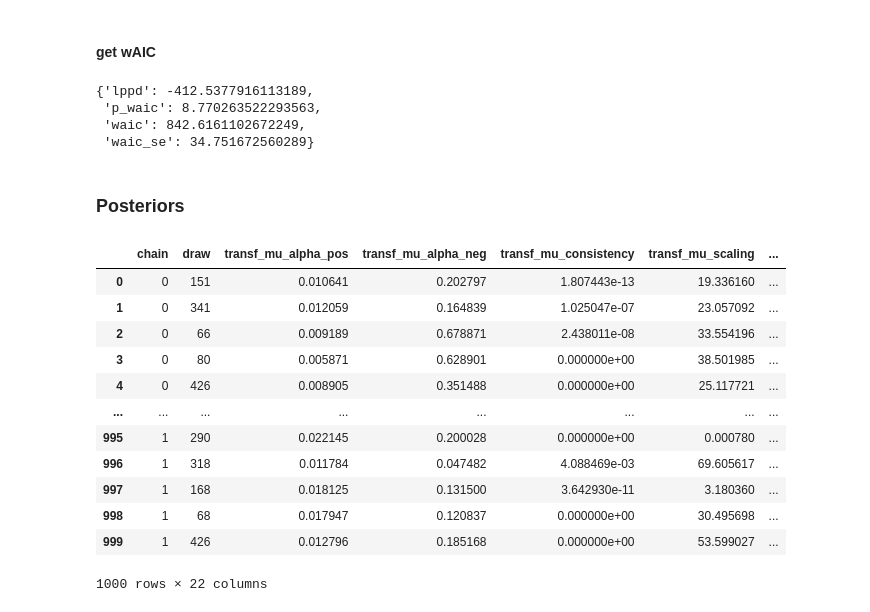
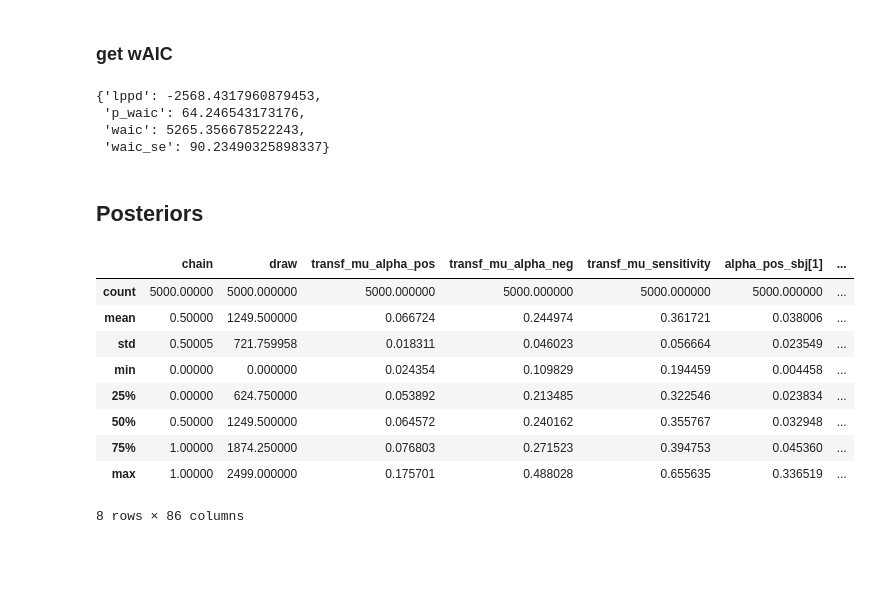
Before and after one commit to laurafontanesi/rlssm, a Jupyter notebook: docs/notebooks/RL_2A_hierarchical_fitting.ipynb, the cells around one changed output. Cells and saved outputs as stored; diff of their text form; code cells hidden in the pictures; blank space fills up the shorter version.

```diff
--- a/docs/notebooks/RL_2A_hierarchical_fitting.ipynb
+++ b/docs/notebooks/RL_2A_hierarchical_fitting.ipynb
@@ -7,12 +9,8 @@ import os
 # %%
-par_path = os.path.abspath(os.path.join(os.getcwd(), os.pardir))
+par_path = os.path.abspath(os.path.join(os.getcwd(), os.pardir, os.pardir))
 data_path = os.path.join(par_path, 'data/data_experiment.csv')
 
 data = pd.read_csv(data_path, index_col=0)
 
-data = data[data.participant < 5].reset_index(drop=True)
-
-data['block_label'] += 1
-
 data.head()
 # %% [output]
@@ -28,3 +25,6 @@ INFO:numexpr.utils:NumExpr defaulting to 4 threads.
 # %%
-model = rlssm.RLModel_2A(hierarchical_levels = 2, increasing_sensitivity=True, separate_learning_rates=True)
+# you can "turn on and off" different mechanisms:
+model = rlssm.RLModel_2A(hierarchical_levels = 2,
+                         increasing_sensitivity = False,
+                         separate_learning_rates = True)
 # %% [output]
@@ -42,12 +34,9 @@ model.increasing_sensitivity, model.separate_learning_rates
 # %%
 # sampling parameters
-n_iter = 1000
+n_iter = 5000
 n_chains = 2
 n_thin = 1
 
 # learning parameters
-K = 4 # n options
-initial_value_learning = 27.5 # intitial value (Q0)
-
-# bayesian model
-alpha_pos_priors = {'mu_mu':0, 'sd_mu':.8, 'mu_sd':0, 'sd_sd':.5}
+K = 4 # n options in a learning block (participants see 2 at a time)
+initial_value_learning = 27.5 # intitial learning value (Q0)
@@ -82,7 +45,6 @@ model_fit = model.fit(
     data,
     K,
     initial_value_learning,
-    alpha_pos_priors = alpha_pos_priors,
     thin = n_thin,
     iter = n_iter,
     chains = n_chains)
@@ -123,27 +85,24 @@ model_fit.rhat.head()
 # %% [markdown]
-#### get wAIC
+### get wAIC
 # %%
 model_fit.waic
 # %% [output]
-{'lppd': -412.5377916113189,
- 'p_waic': 8.770263522293563,
- 'waic': 842.6161102672249,
- 'waic_se': 34.751672560289}
+{'lppd': -2568.4317960879453,
+ 'p_waic': 64.246543173176,
+ 'waic': 5265.356678522243,
+ 'waic_se': 90.23490325898337}
 # %% [markdown]
-### Posteriors
+## Posteriors
 # %%
-model_fit.samples
+model_fit.samples.describe()
 # %% [output]
-|  | chain | draw | transf_mu_alpha_pos | transf_mu_alpha_neg | transf_mu_consistency | transf_mu_scaling | ... |
-| 0 | 0 | 151 | 0.010641 | 0.202797 | 1.807443e-13 | 19.336160 | ... |
-| 1 | 0 | 341 | 0.012059 | 0.164839 | 1.025047e-07 | 23.057092 | ... |
-| 2 | 0 | 66 | 0.009189 | 0.678871 | 2.438011e-08 | 33.554196 | ... |
-| 3 | 0 | 80 | 0.005871 | 0.628901 | 0.000000e+00 | 38.501985 | ... |
-| 4 | 0 | 426 | 0.008905 | 0.351488 | 0.000000e+00 | 25.117721 | ... |
-| ... | ... | ... | ... | ... | ... | ... | ... |
-| 995 | 1 | 290 | 0.022145 | 0.200028 | 0.000000e+00 | 0.000780 | ... |
-| 996 | 1 | 318 | 0.011784 | 0.047482 | 4.088469e-03 | 69.605617 | ... |
-| 997 | 1 | 168 | 0.018125 | 0.131500 | 3.642930e-11 | 3.180360 | ... |
-| 998 | 1 | 68 | 0.017947 | 0.120837 | 0.000000e+00 | 30.495698 | ... |
-| 999 | 1 | 426 | 0.012796 | 0.185168 | 0.000000e+00 | 53.599027 | ... |
+|  | chain | draw | transf_mu_alpha_pos | transf_mu_alpha_neg | transf_mu_sensitivity | alpha_pos_sbj[1] | ... |
+| count | 5000.00000 | 5000.000000 | 5000.000000 | 5000.000000 | 5000.000000 | 5000.000000 | ... |
+| mean | 0.50000 | 1249.500000 | 0.066724 | 0.244974 | 0.361721 | 0.038006 | ... |
+| std | 0.50005 | 721.759958 | 0.018311 | 0.046023 | 0.056664 | 0.023549 | ... |
+| min | 0.00000 | 0.000000 | 0.024354 | 0.109829 | 0.194459 | 0.004458 | ... |
+| 25% | 0.00000 | 624.750000 | 0.053892 | 0.213485 | 0.322546 | 0.023834 | ... |
+| 50% | 0.50000 | 1249.500000 | 0.064572 | 0.240162 | 0.355767 | 0.032948 | ... |
+| 75% | 1.00000 | 1874.250000 | 0.076803 | 0.271523 | 0.394753 | 0.045360 | ... |
+| max | 1.00000 | 2499.000000 | 0.175701 | 0.488028 | 0.655635 | 0.336519 | ... |
-1000 rows × 22 columns
+8 rows × 86 columns
```
Also changed, not shown: parts of 28 cells of this notebook, 3 other files.
